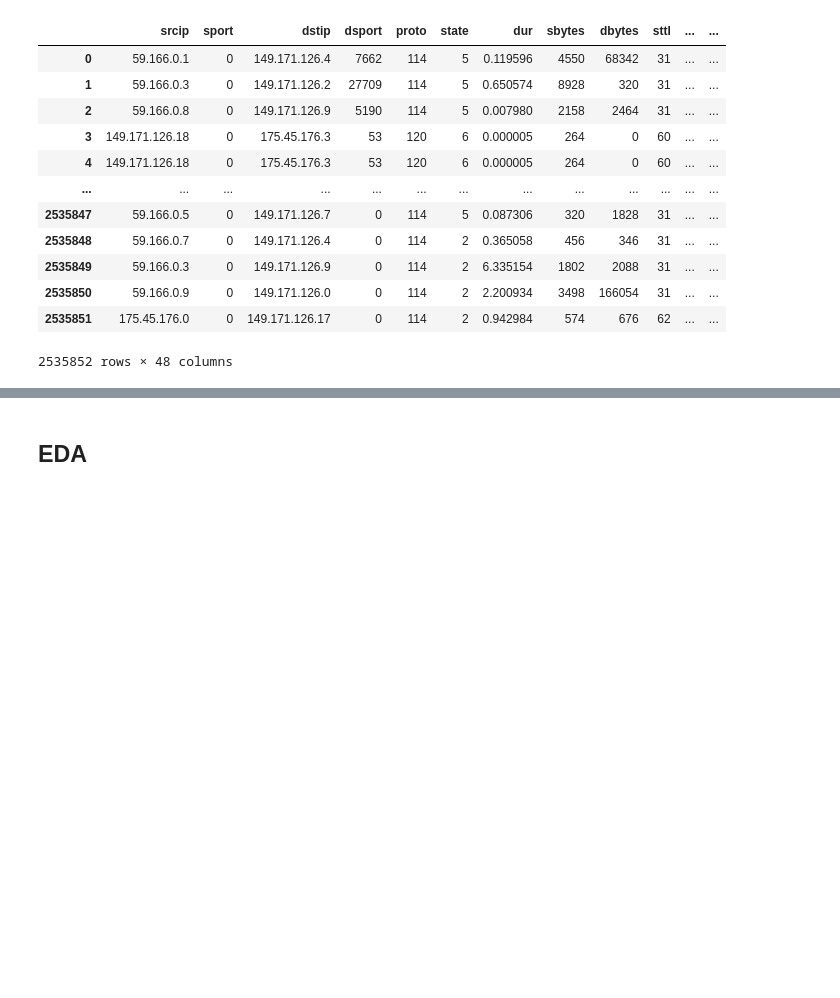
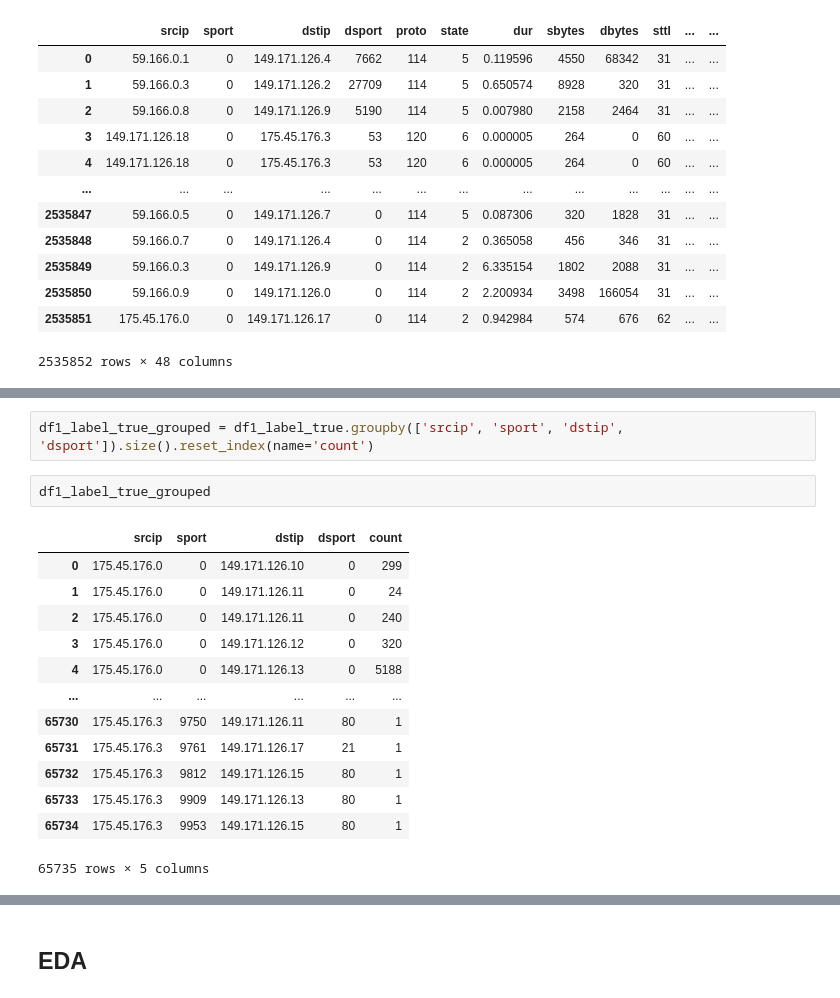
Before and after one commit to Rithuh/Graph-Based-Network-Anomaly-Detection, a Jupyter notebook: Phase2.ipynb, the cells around one changed output, grey strips where cells are left out. Saved outputs shown, nothing was run; the diff lists cells and outputs as text; blank space fills up the shorter version.

```diff
--- a/Phase2.ipynb
+++ b/Phase2.ipynb
@@ -398,0 +548,18 @@ df
+# %%
+df1_label_true_grouped = df1_label_true.groupby(['srcip', 'sport', 'dstip', 'dsport']).size().reset_index(name='count')
+# %%
+df1_label_true_grouped
+# %% [output]
+|  | srcip | sport | dstip | dsport | count |
+| 0 | 175.45.176.0 | 0 | 149.171.126.10 | 0 | 299 |
+| 1 | 175.45.176.0 | 0 | 149.171.126.11 | 0 | 24 |
+| 2 | 175.45.176.0 | 0 | 149.171.126.11 | 0 | 240 |
+| 3 | 175.45.176.0 | 0 | 149.171.126.12 | 0 | 320 |
+| 4 | 175.45.176.0 | 0 | 149.171.126.13 | 0 | 5188 |
+| ... | ... | ... | ... | ... | ... |
+| 65730 | 175.45.176.3 | 9750 | 149.171.126.11 | 80 | 1 |
+| 65731 | 175.45.176.3 | 9761 | 149.171.126.17 | 21 | 1 |
+| 65732 | 175.45.176.3 | 9812 | 149.171.126.15 | 80 | 1 |
+| 65733 | 175.45.176.3 | 9909 | 149.171.126.13 | 80 | 1 |
+| 65734 | 175.45.176.3 | 9953 | 149.171.126.15 | 80 | 1 |
+65735 rows × 5 columns
```
Also changed, not shown: parts of 35 cells of this notebook.
